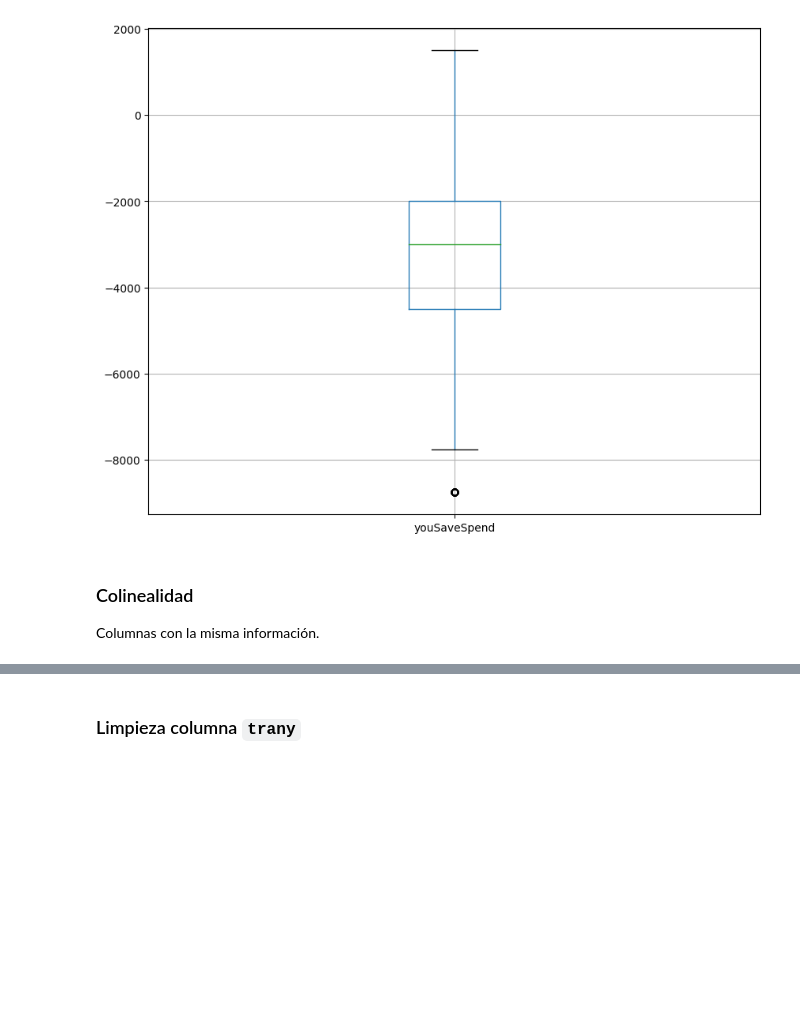
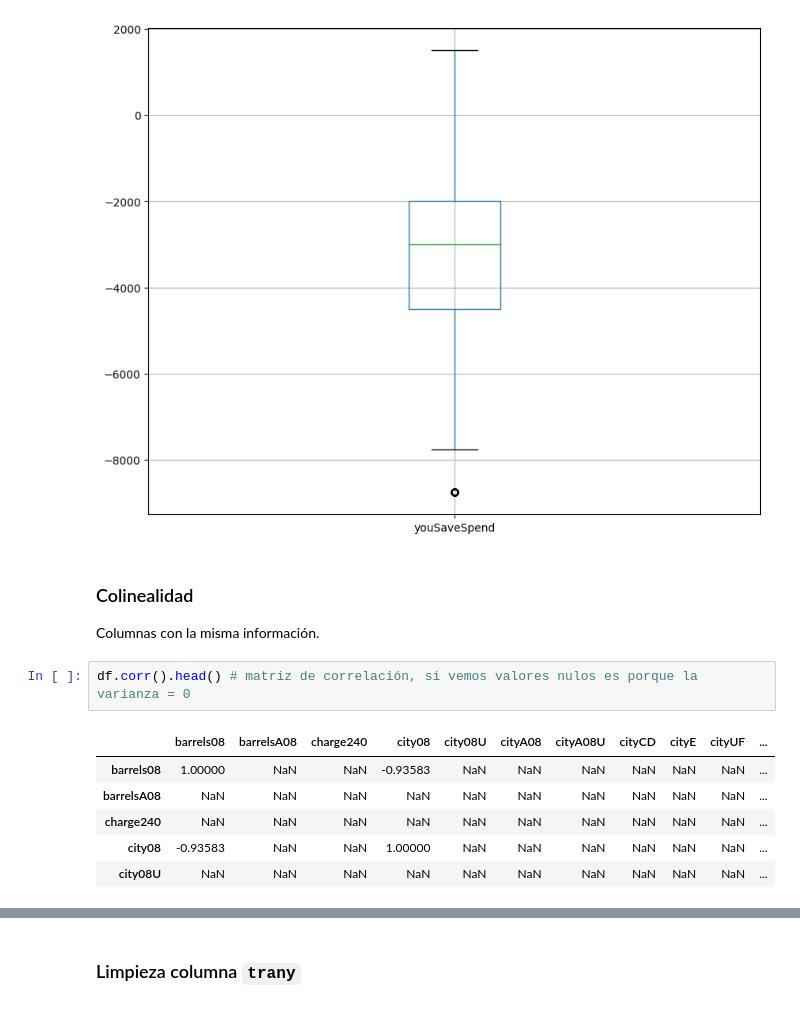
Before and after one commit to Ironhack-Data-Madrid-Agosto-2022/Apuntes-de-clase, a Jupyter notebook: semana_2/3.1 - Data Cleaning .ipynb, the cells around one changed output, grey strips where cells are left out. Drawn from its saved outputs; the diff is of its cells as text; blank space fills up the shorter version.

```diff
--- a/semana_2/3.1 - Data Cleaning .ipynb
+++ b/semana_2/3.1 - Data Cleaning .ipynb
@@ -528,3 +528,12 @@ df[['youSaveSpend']].boxplot(figsize=(10,8))
 ### Colinealidad
 
 Columnas con la misma información.
+# %%
+df.corr().head() # matriz de correlación, si vemos valores nulos es porque la varianza = 0
+# %% [output]
+|  | barrels08 | barrelsA08 | charge240 | city08 | city08U | cityA08 | cityA08U | cityCD | cityE | cityUF | ... |
+| barrels08 | 1.00000 | NaN | NaN | -0.93583 | NaN | NaN | NaN | NaN | NaN | NaN | ... |
+| barrelsA08 | NaN | NaN | NaN | NaN | NaN | NaN | NaN | NaN | NaN | NaN | ... |
+| charge240 | NaN | NaN | NaN | NaN | NaN | NaN | NaN | NaN | NaN | NaN | ... |
+| city08 | -0.93583 | NaN | NaN | 1.00000 | NaN | NaN | NaN | NaN | NaN | NaN | ... |
+| city08U | NaN | NaN | NaN | NaN | NaN | NaN | NaN | NaN | NaN | NaN | ... |
```
Also changed, not shown: parts of 20 cells of this notebook.
